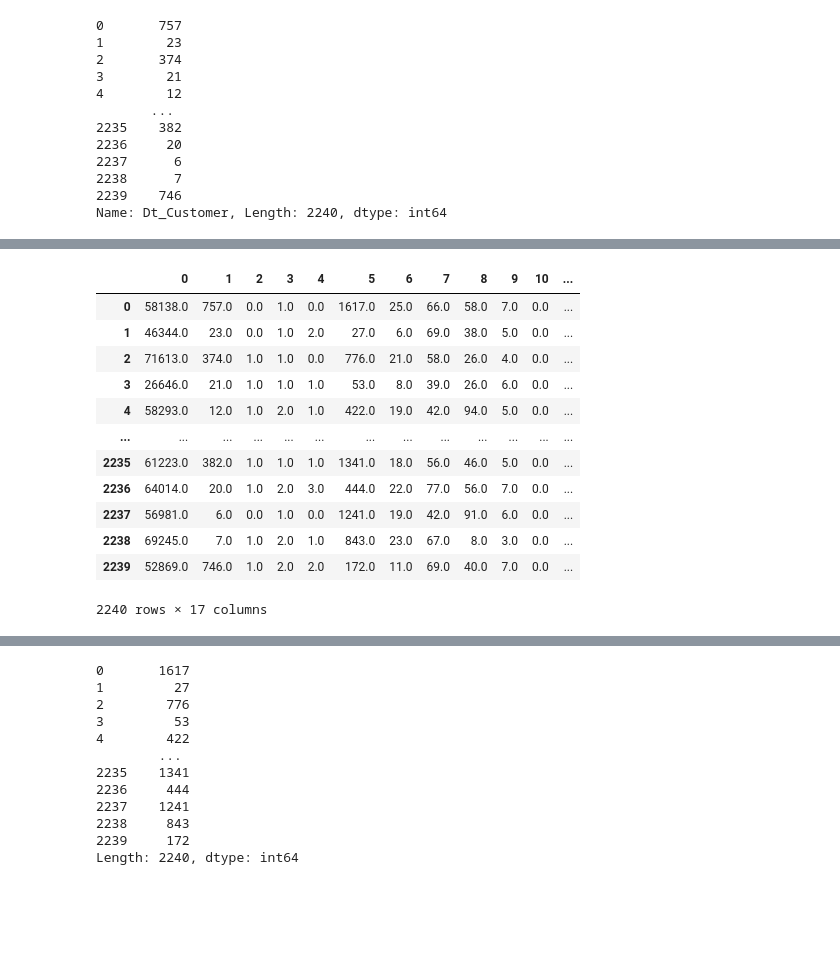
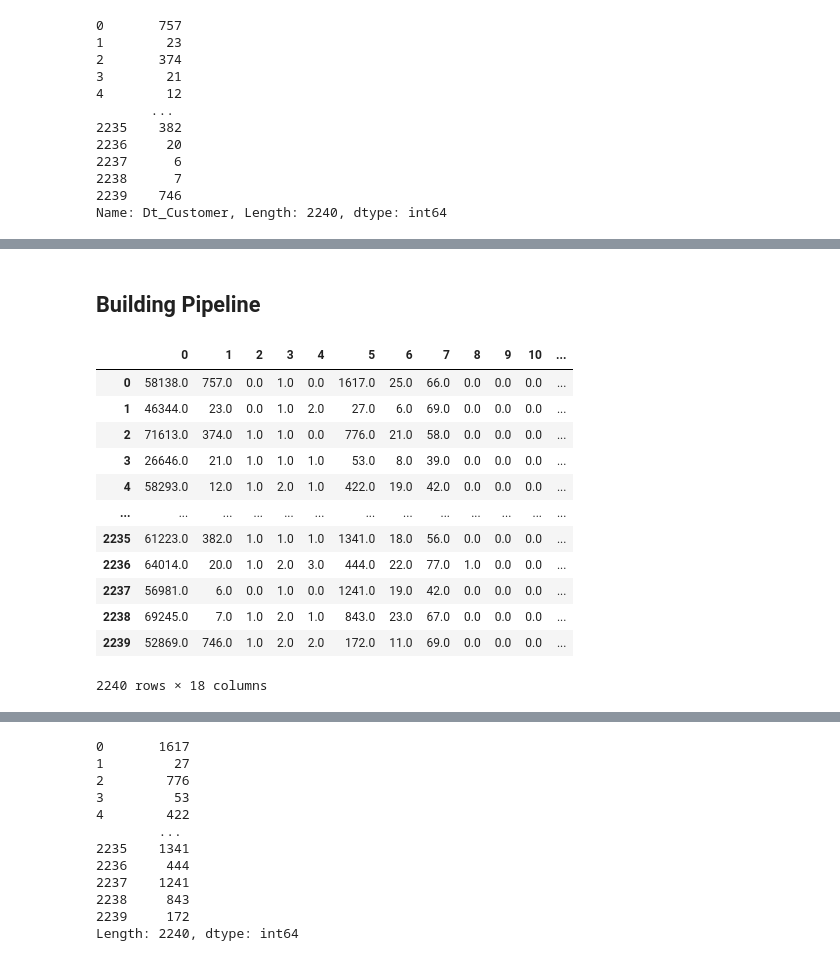
Before and after one commit to Khushalgogia/Customer_segment_project_ete, a Jupyter notebook: notebooks/research.ipynb, the cells around one changed output, grey strips where cells are left out. Saved outputs shown, nothing was run; the diff lists cells and outputs as text; code cells hidden in the pictures; blank space fills up the shorter version.

Commit message:
pipeline_done

```diff
--- a/notebooks/research.ipynb
+++ b/notebooks/research.ipynb
@@ -403,3 +392,5 @@ df
+# %% [markdown]
+## Building Pipeline
 # %%
 df = pd.read_csv(
     r"C:\Users\khush\Python, 12-7\Practice\Projects\Customer_segment_project_ete\notebooks\data\marketing_campaign.csv", sep = '\t'
@@ -457,44 +448,53 @@ def total_amount_spend(dataset):
     return dataset
 
 # Total Purchases - NumDealsPurchases + NumWebPurchases + NumCatalogPurchases + NumStorePurchases
 
 def total_num_purchases(dataset):
     dataset['total_num_purchases'] = dataset['NumDealsPurchases'] + dataset['NumWebPurchases'] + dataset['NumCatalogPurchases'] + dataset['NumStorePurchases']
     dataset = dataset.drop(columns = ['NumDealsPurchases', 'NumWebPurchases', 'NumCatalogPurchases', 'NumStorePurchases'])
     return dataset
 
 # Find age from Year_Birth
 def find_age(dataset):
     current_year = 2023
     dataset['Year_Birth'] = current_year - dataset['Year_Birth']
     return dataset
 
+#Target Variable
+
+def target(dataset):
+    dataset['Final_Response'] = dataset['AcceptedCmp1'] + dataset['AcceptedCmp2'] + dataset['AcceptedCmp3'] + dataset['AcceptedCmp4'] + dataset['AcceptedCmp5'] + dataset['Response']
+    dataset['Final_Response'] = dataset['Final_Response'].apply(lambda x : 1 if x >= 1 else 0)
+    dataset.drop(columns = ['AcceptedCmp1', 'AcceptedCmp2','AcceptedCmp3','AcceptedCmp4', 'AcceptedCmp5', 'Response'])
+    return dataset
 
 transformer = ColumnTransformer([
     ("Simple Imputer - Null Values", SimpleImputer(missing_values = np.nan, strategy= 'median'), ['Income']),
     ("Dt_Customer_Transform", FunctionTransformer(Dt_Customer_Transform), ['Dt_Customer']),
     ("Marital_Status_update", FunctionTransformer(Marital_Status_update), ['Marital_Status']),
     ("Education_Transformer", FunctionTransformer(Education_Transformer), ['Education']),
     ('kid_teenhome_combine', FunctionTransformer(kid_teenhome_combine), ['Kidhome', 'Teenhome']),
     ('total_amount_spend', FunctionTransformer(total_amount_spend), ['MntWines', 'MntFruits', 'MntMeatProducts', 'MntFishProducts' ,'MntSweetProducts', 'MntGoldProds']),
     ('total_num_purchases', FunctionTransformer(total_num_purchases), ['NumDealsPurchases', 'NumWebPurchases', 'NumCatalogPurchases', 'NumStorePurchases']),
-    ("find_age", FunctionTransformer(find_age), ['Year_Birth'])
+    ("find_age", FunctionTransformer(find_age), ['Year_Birth']),
+    ("target", FunctionTransformer(target), ['AcceptedCmp1', 'AcceptedCmp2','AcceptedCmp3','AcceptedCmp4', 'AcceptedCmp5', 'Response'])
 
 
 ],remainder= 'passthrough')
 final_output = transformer.fit_transform(df2)
-pd.DataFrame(final_output)
+df_2 = pd.DataFrame(final_output)
+df_2
 # %% [output]
 |  | 0 | 1 | 2 | 3 | 4 | 5 | 6 | 7 | 8 | 9 | 10 | ... |
-| 0 | 58138.0 | 757.0 | 0.0 | 1.0 | 0.0 | 1617.0 | 25.0 | 66.0 | 58.0 | 7.0 | 0.0 | ... |
-| 1 | 46344.0 | 23.0 | 0.0 | 1.0 | 2.0 | 27.0 | 6.0 | 69.0 | 38.0 | 5.0 | 0.0 | ... |
-| 2 | 71613.0 | 374.0 | 1.0 | 1.0 | 0.0 | 776.0 | 21.0 | 58.0 | 26.0 | 4.0 | 0.0 | ... |
-| 3 | 26646.0 | 21.0 | 1.0 | 1.0 | 1.0 | 53.0 | 8.0 | 39.0 | 26.0 | 6.0 | 0.0 | ... |
-| 4 | 58293.0 | 12.0 | 1.0 | 2.0 | 1.0 | 422.0 | 19.0 | 42.0 | 94.0 | 5.0 | 0.0 | ... |
+| 0 | 58138.0 | 757.0 | 0.0 | 1.0 | 0.0 | 1617.0 | 25.0 | 66.0 | 0.0 | 0.0 | 0.0 | ... |
+| 1 | 46344.0 | 23.0 | 0.0 | 1.0 | 2.0 | 27.0 | 6.0 | 69.0 | 0.0 | 0.0 | 0.0 | ... |
+| 2 | 71613.0 | 374.0 | 1.0 | 1.0 | 0.0 | 776.0 | 21.0 | 58.0 | 0.0 | 0.0 | 0.0 | ... |
+| 3 | 26646.0 | 21.0 | 1.0 | 1.0 | 1.0 | 53.0 | 8.0 | 39.0 | 0.0 | 0.0 | 0.0 | ... |
+| 4 | 58293.0 | 12.0 | 1.0 | 2.0 | 1.0 | 422.0 | 19.0 | 42.0 | 0.0 | 0.0 | 0.0 | ... |
 | ... | ... | ... | ... | ... | ... | ... | ... | ... | ... | ... | ... | ... |
-| 2235 | 61223.0 | 382.0 | 1.0 | 1.0 | 1.0 | 1341.0 | 18.0 | 56.0 | 46.0 | 5.0 | 0.0 | ... |
-| 2236 | 64014.0 | 20.0 | 1.0 | 2.0 | 3.0 | 444.0 | 22.0 | 77.0 | 56.0 | 7.0 | 0.0 | ... |
-| 2237 | 56981.0 | 6.0 | 0.0 | 1.0 | 0.0 | 1241.0 | 19.0 | 42.0 | 91.0 | 6.0 | 0.0 | ... |
-| 2238 | 69245.0 | 7.0 | 1.0 | 2.0 | 1.0 | 843.0 | 23.0 | 67.0 | 8.0 | 3.0 | 0.0 | ... |
-| 2239 | 52869.0 | 746.0 | 1.0 | 2.0 | 2.0 | 172.0 | 11.0 | 69.0 | 40.0 | 7.0 | 0.0 | ... |
+| 2235 | 61223.0 | 382.0 | 1.0 | 1.0 | 1.0 | 1341.0 | 18.0 | 56.0 | 0.0 | 0.0 | 0.0 | ... |
+| 2236 | 64014.0 | 20.0 | 1.0 | 2.0 | 3.0 | 444.0 | 22.0 | 77.0 | 1.0 | 0.0 | 0.0 | ... |
+| 2237 | 56981.0 | 6.0 | 0.0 | 1.0 | 0.0 | 1241.0 | 19.0 | 42.0 | 0.0 | 0.0 | 0.0 | ... |
+| 2238 | 69245.0 | 7.0 | 1.0 | 2.0 | 1.0 | 843.0 | 23.0 | 67.0 | 0.0 | 0.0 | 0.0 | ... |
+| 2239 | 52869.0 | 746.0 | 1.0 | 2.0 | 2.0 | 172.0 | 11.0 | 69.0 | 0.0 | 0.0 | 0.0 | ... |
-2240 rows × 17 columns
+2240 rows × 18 columns
```
Also changed, not shown: parts of 12 cells of this notebook.
